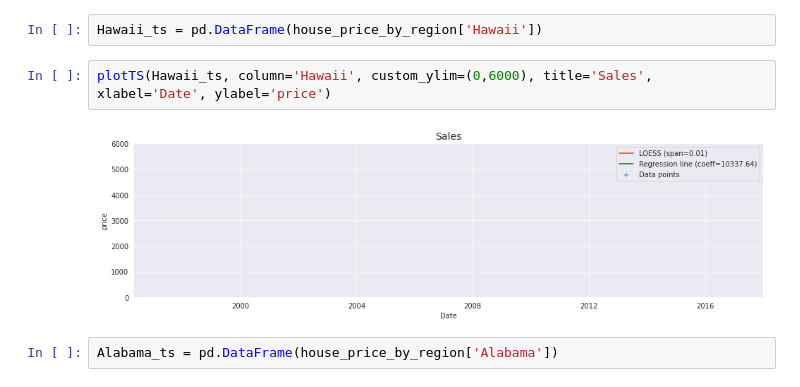
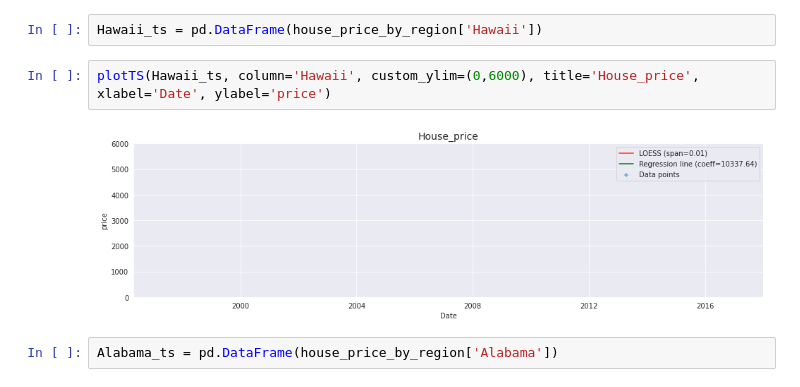
Before and after one commit to MaliheDahmardeh/state-house-price-analysis-SM, a Jupyter notebook: state-house-price-analysis.ipynb, the cells around one changed output. Saved outputs shown, nothing was run; the diff lists cells and outputs as text.

```diff
--- a/state-house-price-analysis.ipynb
+++ b/state-house-price-analysis.ipynb
@@ -572,9 +572,9 @@ display(round(descriptive_stat,2))
 # %%
 Hawaii_ts = pd.DataFrame(house_price_by_region['Hawaii'])
 # %%
-plotTS(Hawaii_ts, column='Hawaii', custom_ylim=(0,6000), title='Sales', xlabel='Date', ylabel='price')
+plotTS(Hawaii_ts, column='Hawaii', custom_ylim=(0,6000), title='House_price', xlabel='Date', ylabel='price')
 # %% [output]
-[figure, old version]
+[figure, new version]
 # %%
 Alabama_ts = pd.DataFrame(house_price_by_region['Alabama'])
 # %%
```
Also changed, not shown: parts of 1 cell of this notebook.
